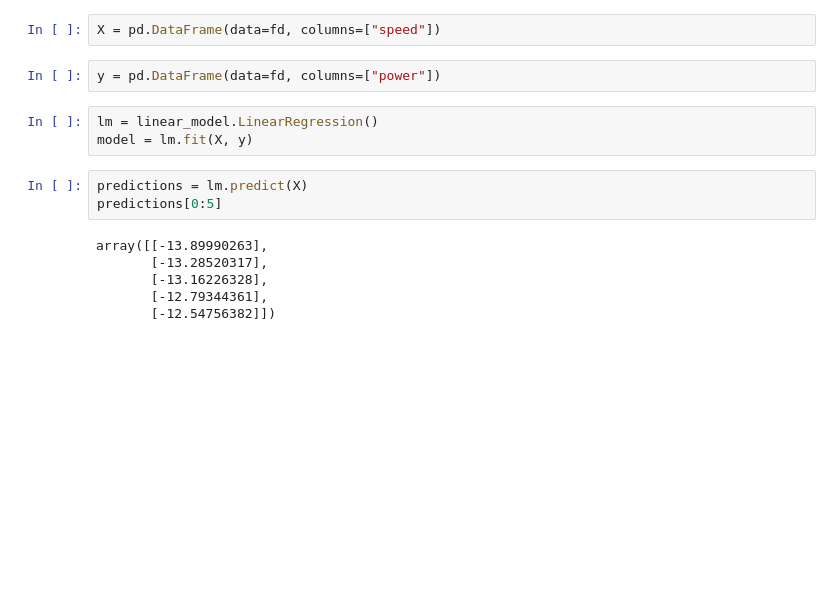
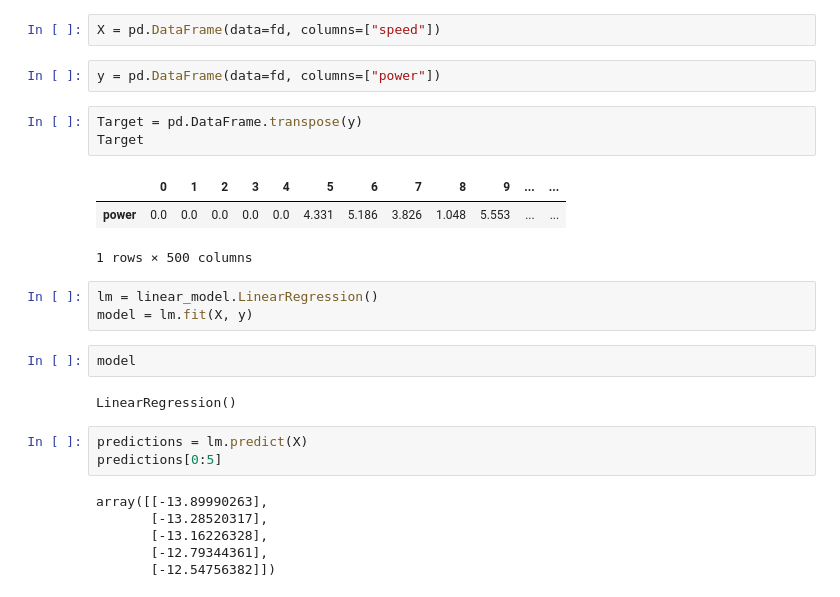
Before and after one commit to jonkavana/FODA---Project-2021, a Jupyter notebook: Fundamentals of Data Analytics Project 2020.ipynb, the cells around one changed output. Drawn from its saved outputs; the diff is of its cells as text; blank space fills up the shorter version.

```diff
--- a/Fundamentals of Data Analytics Project 2020.ipynb
+++ b/Fundamentals of Data Analytics Project 2020.ipynb
@@ -276,9 +314,20 @@ fd = pd.read_csv("https://raw.githubusercontent.com/ianmcloughlin/2020A-machstat
 X = pd.DataFrame(data=fd, columns=["speed"])
 # %%
 y = pd.DataFrame(data=fd, columns=["power"])
+# %%
+Target = pd.DataFrame.transpose(y)
+Target
+# %% [output]
+|  | 0 | 1 | 2 | 3 | 4 | 5 | 6 | 7 | 8 | 9 | ... | ... |
+| power | 0.0 | 0.0 | 0.0 | 0.0 | 0.0 | 4.331 | 5.186 | 3.826 | 1.048 | 5.553 | ... | ... |
+1 rows × 500 columns
 # %%
 lm = linear_model.LinearRegression()
 model = lm.fit(X, y)
+# %%
+model
+# %% [output]
+LinearRegression()
 # %%
 predictions = lm.predict(X)
 predictions[0:5]
```
Also changed, not shown: parts of 13 cells of this notebook.
